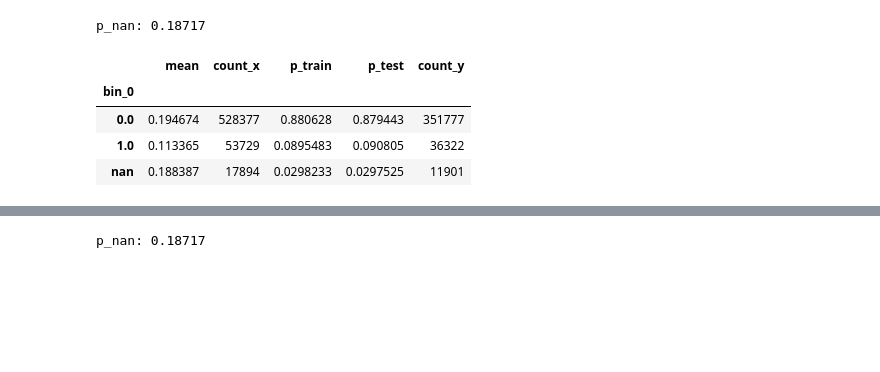
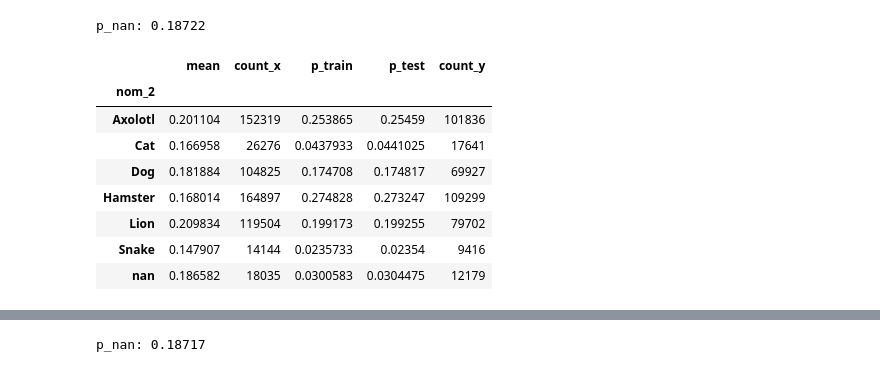
Before and after one commit to viktorsapozhok/cafeen, a Jupyter notebook: notebooks/6_imputer.ipynb, the cells around one changed output, grey strips where cells are left out. Cells and saved outputs as stored; diff of their text form; code cells hidden in the pictures; blank space fills up the shorter version.

```diff
--- a/notebooks/6_imputer.ipynb
+++ b/notebooks/6_imputer.ipynb
@@ -34,13 +34,17 @@ def show_feature(df, feature):
     p_nan = np.sum(_df[mask]['mean']*_df[mask]['count_x']/_df[mask]['count_x'].sum())
     return _df, p_nan
 # %%
-_df, p_nan = show_feature(df, features[0])
+_df, p_nan = show_feature(df, 'nom_2')
 print(f'p_nan: {p_nan:.5f}')
 _df.style.background_gradient(cmap='Pastel1')
 # %% [output]
-p_nan: 0.18717
+p_nan: 0.18722
 |  | mean | count_x | p_train | p_test | count_y |
-| bin_0 |  |  |  |  |  |
-| 0.0 | 0.194674 | 528377 | 0.880628 | 0.879443 | 351777 |
-| 1.0 | 0.113365 | 53729 | 0.0895483 | 0.090805 | 36322 |
-| nan | 0.188387 | 17894 | 0.0298233 | 0.0297525 | 11901 |
+| nom_2 |  |  |  |  |  |
+| Axolotl | 0.201104 | 152319 | 0.253865 | 0.25459 | 101836 |
+| Cat | 0.166958 | 26276 | 0.0437933 | 0.0441025 | 17641 |
+| Dog | 0.181884 | 104825 | 0.174708 | 0.174817 | 69927 |
+| Hamster | 0.168014 | 164897 | 0.274828 | 0.273247 | 109299 |
+| Lion | 0.209834 | 119504 | 0.199173 | 0.199255 | 79702 |
+| Snake | 0.147907 | 14144 | 0.0235733 | 0.02354 | 9416 |
+| nan | 0.186582 | 18035 | 0.0300583 | 0.0304475 | 12179 |
```
Also changed, not shown: parts of 8 cells of this notebook, 3 other files.
